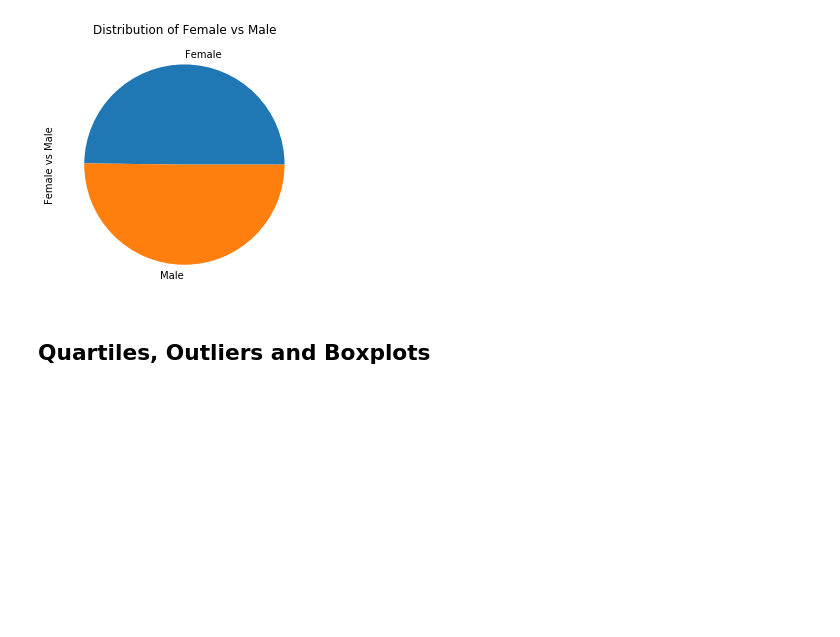
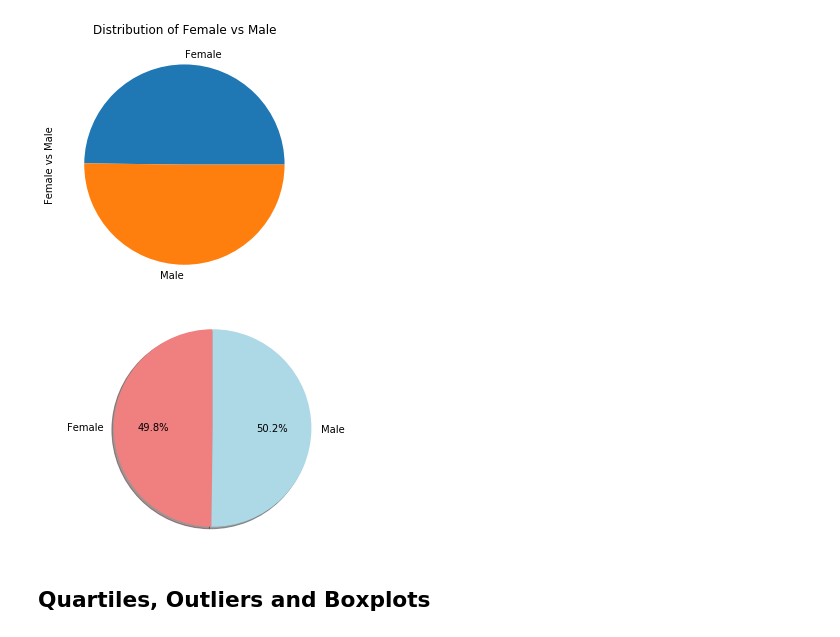
Before and after one commit to yaitouny/SMU_homework, a Jupyter notebook: 05-Matplotlib/Matplotlob - The Power of Plots/Pymaceuticals/pymaceuticals_starter.ipynb, the cells around one changed output. Drawn from its saved outputs; the diff is of its cells as text; code cells hidden in the pictures; blank space fills up the shorter version.

Commit message:
adding new pie chart

```diff
--- a/05-Matplotlib/Matplotlob - The Power of Plots/Pymaceuticals/pymaceuticals_starter.ipynb
+++ b/05-Matplotlib/Matplotlob - The Power of Plots/Pymaceuticals/pymaceuticals_starter.ipynb
@@ -183,6 +181,14 @@ plt.show()
 [figure]
 # %%
 # Generate a pie plot showing the distribution of female versus male mice using pyplot
+colors = ["lightcoral", "lightblue"]
+plt.pie(sex_count, labels=sex_list, colors=colors,
+        autopct="%1.1f%%", shadow=True, startangle=90)
+plt.axis("equal")
+plt.savefig("../Images/SexChart.png")
+plt.show()
+# %% [output]
+[figure, added]
 # %% [markdown]
 ## Quartiles, Outliers and Boxplots
 # %%
```
Also changed, not shown: parts of 2 cells of this notebook, 4 other files.
